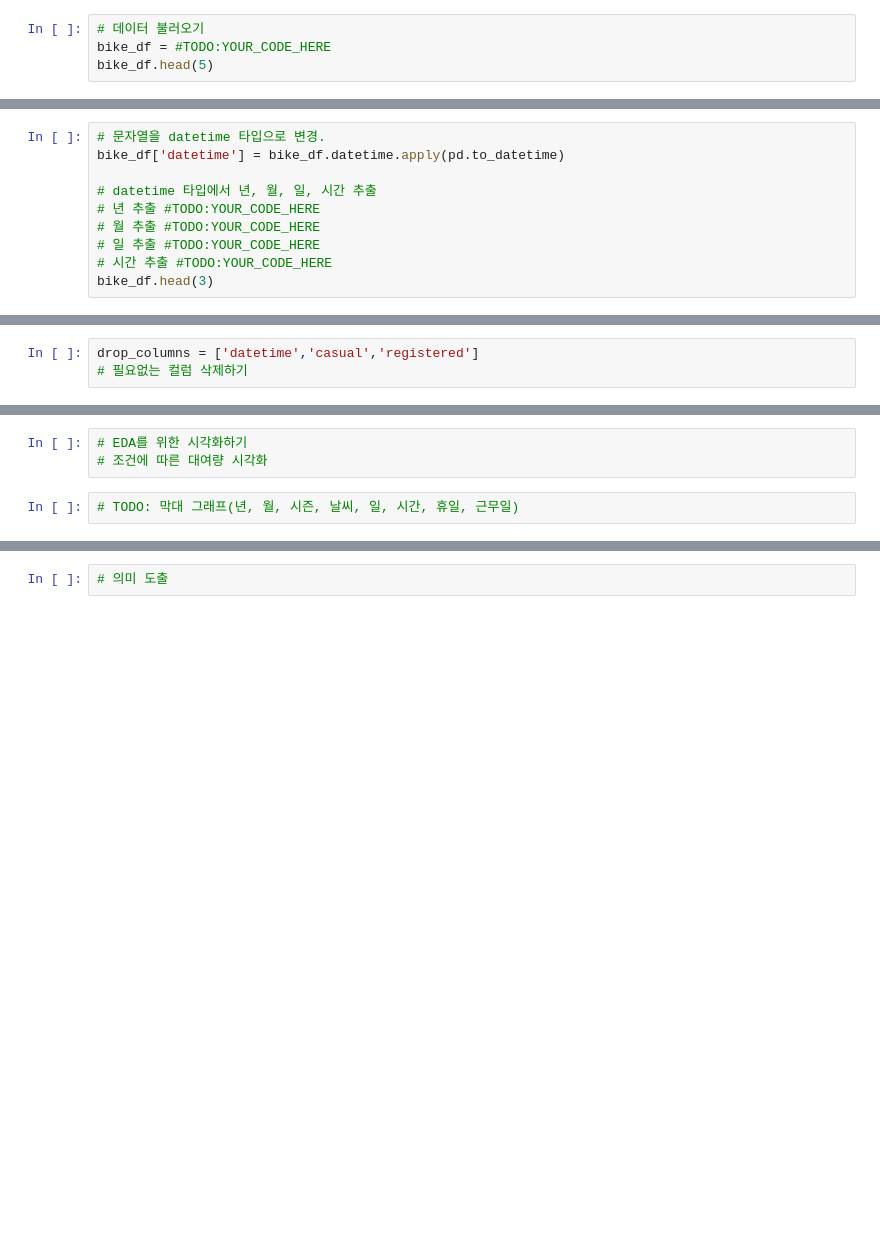
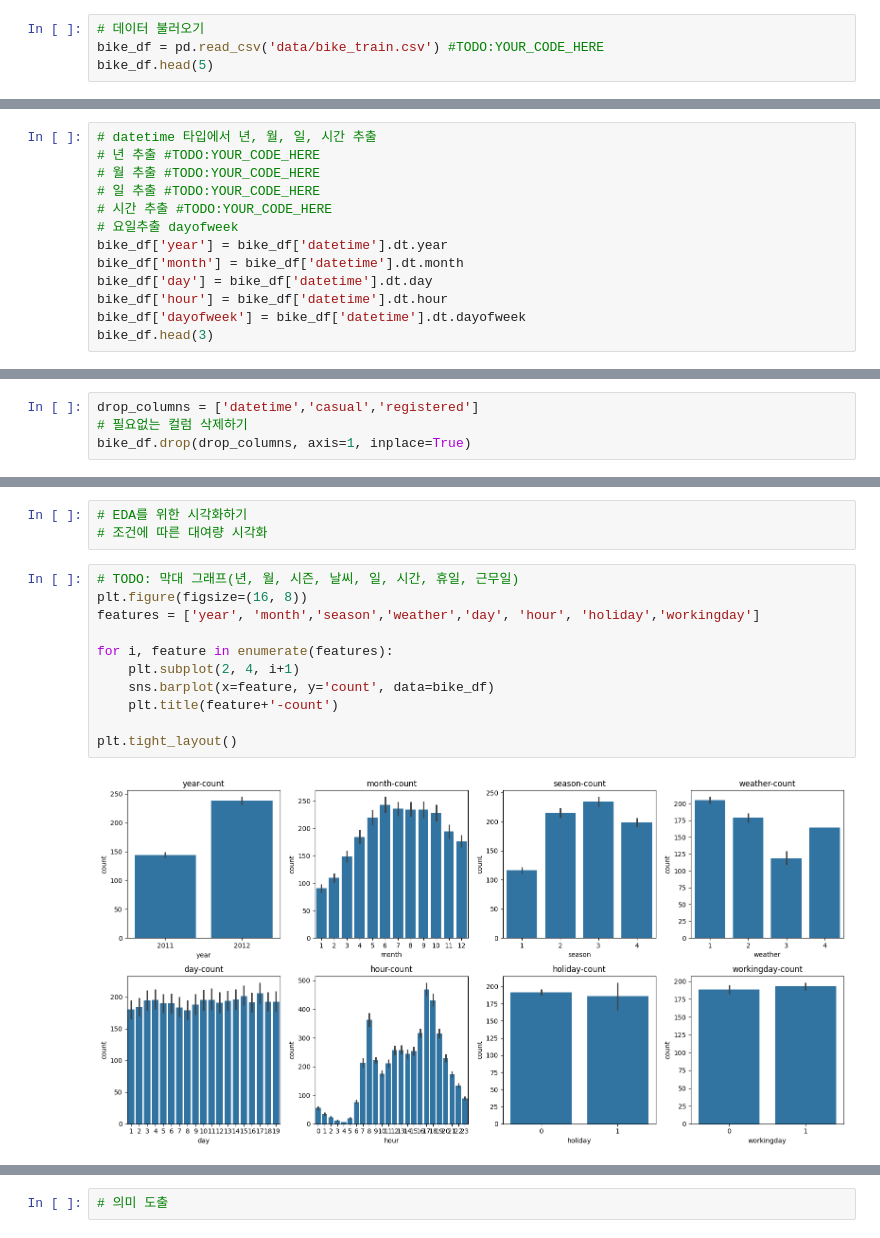
Before and after one commit to jiminxchris/pythonmlproject20260205, a Jupyter notebook: 02_회귀_자전거대여수요예측.ipynb, the cells around one changed output, grey strips where cells are left out. Cells and saved outputs as stored; diff of their text form; blank space fills up the shorter version.

```diff
--- a/02_회귀_자전거대여수요예측.ipynb
+++ b/02_회귀_자전거대여수요예측.ipynb
@@ -11,6 +28,6 @@ https://www.kaggle.com/c/bike-sharing-demand/overview
 # %%
 # 데이터 불러오기
-bike_df = #TODO:YOUR_CODE_HERE
+bike_df = pd.read_csv('data/bike_train.csv') #TODO:YOUR_CODE_HERE
 bike_df.head(5)
 # %% [output]
 |  | datetime | season | holiday | workingday | weather | temp | atemp | humidity | windspeed | casual | ... |
@@ -22,12 +105,15 @@ bike_df.head(5)
 # %%
-# 문자열을 datetime 타입으로 변경.
-bike_df['datetime'] = bike_df.datetime.apply(pd.to_datetime)
-
 # datetime 타입에서 년, 월, 일, 시간 추출
 # 년 추출 #TODO:YOUR_CODE_HERE
 # 월 추출 #TODO:YOUR_CODE_HERE
 # 일 추출 #TODO:YOUR_CODE_HERE
 # 시간 추출 #TODO:YOUR_CODE_HERE
+# 요일추출 dayofweek
+bike_df['year'] = bike_df['datetime'].dt.year
+bike_df['month'] = bike_df['datetime'].dt.month
+bike_df['day'] = bike_df['datetime'].dt.day
+bike_df['hour'] = bike_df['datetime'].dt.hour
+bike_df['dayofweek'] = bike_df['datetime'].dt.dayofweek
 bike_df.head(3)
 # %% [output]
 |  | datetime | season | holiday | workingday | weather | temp | atemp | humidity | windspeed | casual | ... |
@@ -37,3 +123,4 @@ bike_df.head(3)
 # %%
 drop_columns = ['datetime','casual','registered']
 # 필요없는 컬럼 삭제하기
+bike_df.drop(drop_columns, axis=1, inplace=True)
@@ -40,5 +147,16 @@ drop_columns = ['datetime','casual','registered']
 # %%
 # EDA를 위한 시각화하기
 # 조건에 따른 대여량 시각화
-# %%
-# TODO: 막대 그래프(년, 월, 시즌, 날씨, 일, 시간, 휴일, 근무일)
+# %%
+# TODO: 막대 그래프(년, 월, 시즌, 날씨, 일, 시간, 휴일, 근무일)
+plt.figure(figsize=(16, 8))
+features = ['year', 'month','season','weather','day', 'hour', 'holiday','workingday']
+
+for i, feature in enumerate(features):
+    plt.subplot(2, 4, i+1)
+    sns.barplot(x=feature, y='count', data=bike_df)
+    plt.title(feature+'-count')
+
+plt.tight_layout()
+# %% [output]
+[figure, added]
```
Also changed, not shown: parts of 8 cells of this notebook.
